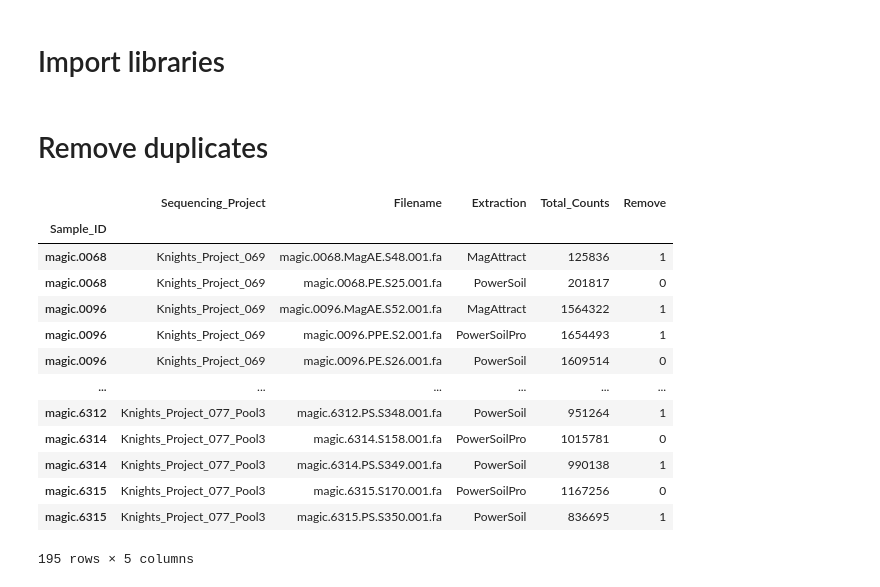
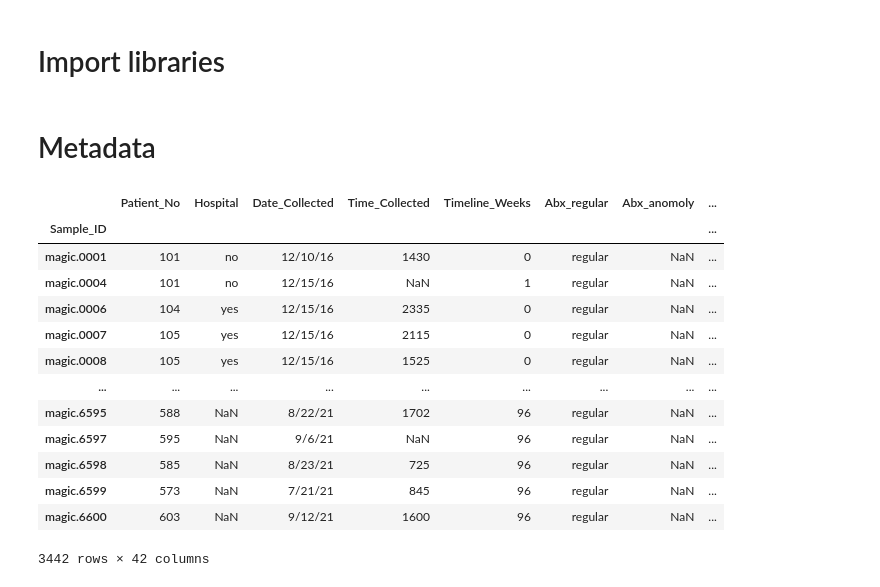
Before and after one commit to danielchang2002/MAGIC, a Jupyter notebook: src/clean_data.ipynb, the cells around one changed output. Drawn from its saved outputs; the diff is of its cells as text; code cells hidden in the pictures.

```diff
--- a/src/clean_data.ipynb
+++ b/src/clean_data.ipynb
@@ -6,21 +7,21 @@ import config
 import os
-# %% [markdown]
-# Remove duplicates
+# %% [markdown]
+# Metadata
 # %%
-duplicate_df = pd.read_csv(os.path.join(config.RAW_DIR, "magic_duplicates.tsv"), sep="\t", index_col=0)
-duplicate_df
+metadata = pd.read_csv(os.path.join(config.RAW_DIR, "metadata_short_feb2023.tsv"), sep="\t", index_col=0)
+metadata
 # %% [output]
-|  | Sequencing_Project | Filename | Extraction | Total_Counts | Remove |
-| Sample_ID |  |  |  |  |  |
-| magic.0068 | Knights_Project_069 | magic.0068.MagAE.S48.001.fa | MagAttract | 125836 | 1 |
-| magic.0068 | Knights_Project_069 | magic.0068.PE.S25.001.fa | PowerSoil | 201817 | 0 |
-| magic.0096 | Knights_Project_069 | magic.0096.MagAE.S52.001.fa | MagAttract | 1564322 | 1 |
-| magic.0096 | Knights_Project_069 | magic.0096.PPE.S2.001.fa | PowerSoilPro | 1654493 | 1 |
-| magic.0096 | Knights_Project_069 | magic.0096.PE.S26.001.fa | PowerSoil | 1609514 | 0 |
-| ... | ... | ... | ... | ... | ... |
-| magic.6312 | Knights_Project_077_Pool3 | magic.6312.PS.S348.001.fa | PowerSoil | 951264 | 1 |
-| magic.6314 | Knights_Project_077_Pool3 | magic.6314.S158.001.fa | PowerSoilPro | 1015781 | 0 |
-| magic.6314 | Knights_Project_077_Pool3 | magic.6314.PS.S349.001.fa | PowerSoil | 990138 | 1 |
-| magic.6315 | Knights_Project_077_Pool3 | magic.6315.S170.001.fa | PowerSoilPro | 1167256 | 0 |
-| magic.6315 | Knights_Project_077_Pool3 | magic.6315.PS.S350.001.fa | PowerSoil | 836695 | 1 |
+|  | Patient_No | Hospital | Date_Collected | Time_Collected | Timeline_Weeks | Abx_regular | Abx_anomoly | ... |
+| Sample_ID |  |  |  |  |  |  |  | ... |
+| magic.0001 | 101 | no | 12/10/16 | 1430 | 0 | regular | NaN | ... |
+| magic.0004 | 101 | no | 12/15/16 | NaN | 1 | regular | NaN | ... |
+| magic.0006 | 104 | yes | 12/15/16 | 2335 | 0 | regular | NaN | ... |
+| magic.0007 | 105 | yes | 12/15/16 | 2115 | 0 | regular | NaN | ... |
+| magic.0008 | 105 | yes | 12/15/16 | 1525 | 0 | regular | NaN | ... |
+| ... | ... | ... | ... | ... | ... | ... | ... | ... |
+| magic.6595 | 588 | NaN | 8/22/21 | 1702 | 96 | regular | NaN | ... |
+| magic.6597 | 595 | NaN | 9/6/21 | NaN | 96 | regular | NaN | ... |
+| magic.6598 | 585 | NaN | 8/23/21 | 725 | 96 | regular | NaN | ... |
+| magic.6599 | 573 | NaN | 7/21/21 | 845 | 96 | regular | NaN | ... |
+| magic.6600 | 603 | NaN | 9/12/21 | 1600 | 96 | regular | NaN | ... |
-195 rows × 5 columns
+3442 rows × 42 columns
```
Also changed, not shown: parts of 25 cells of this notebook, 4 other files.
